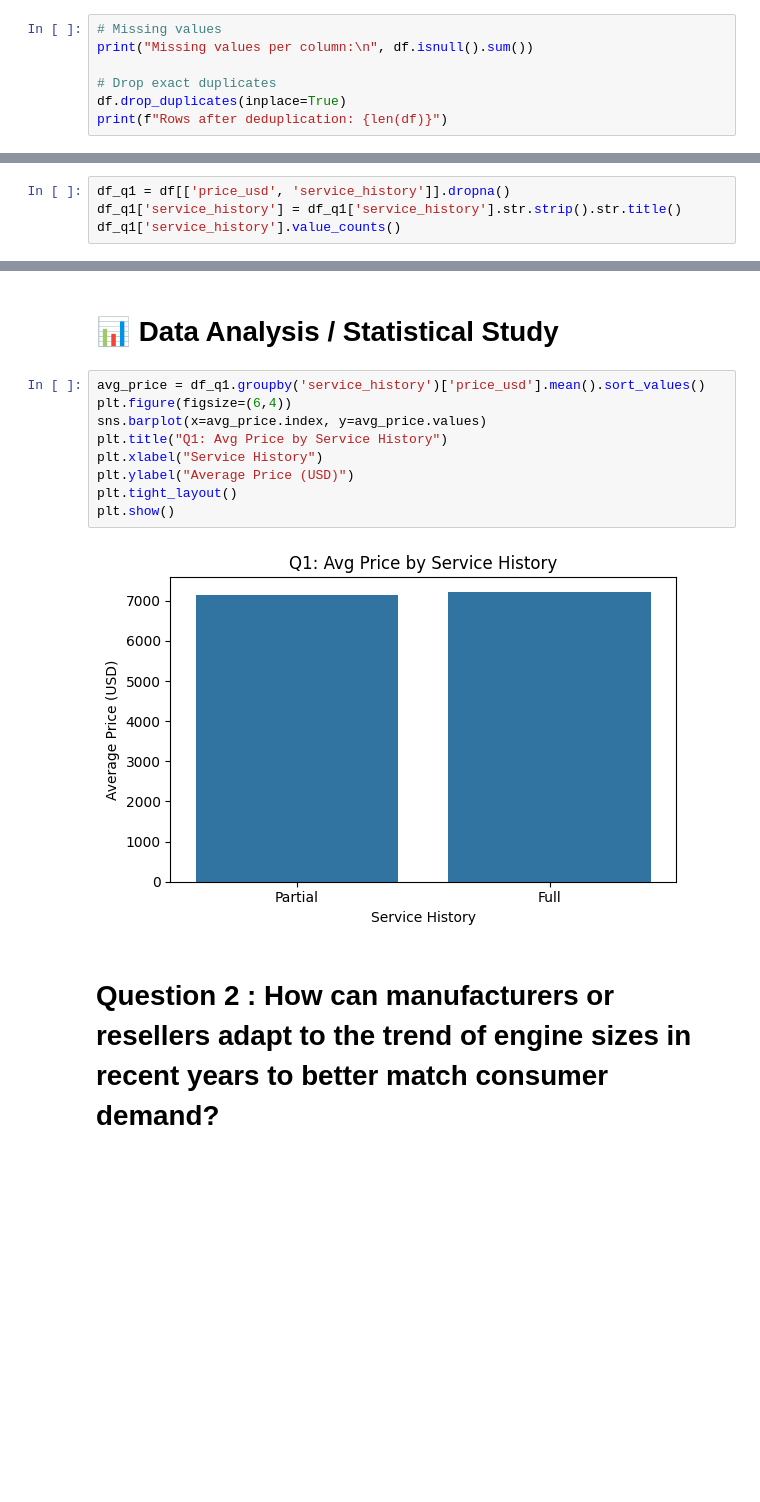
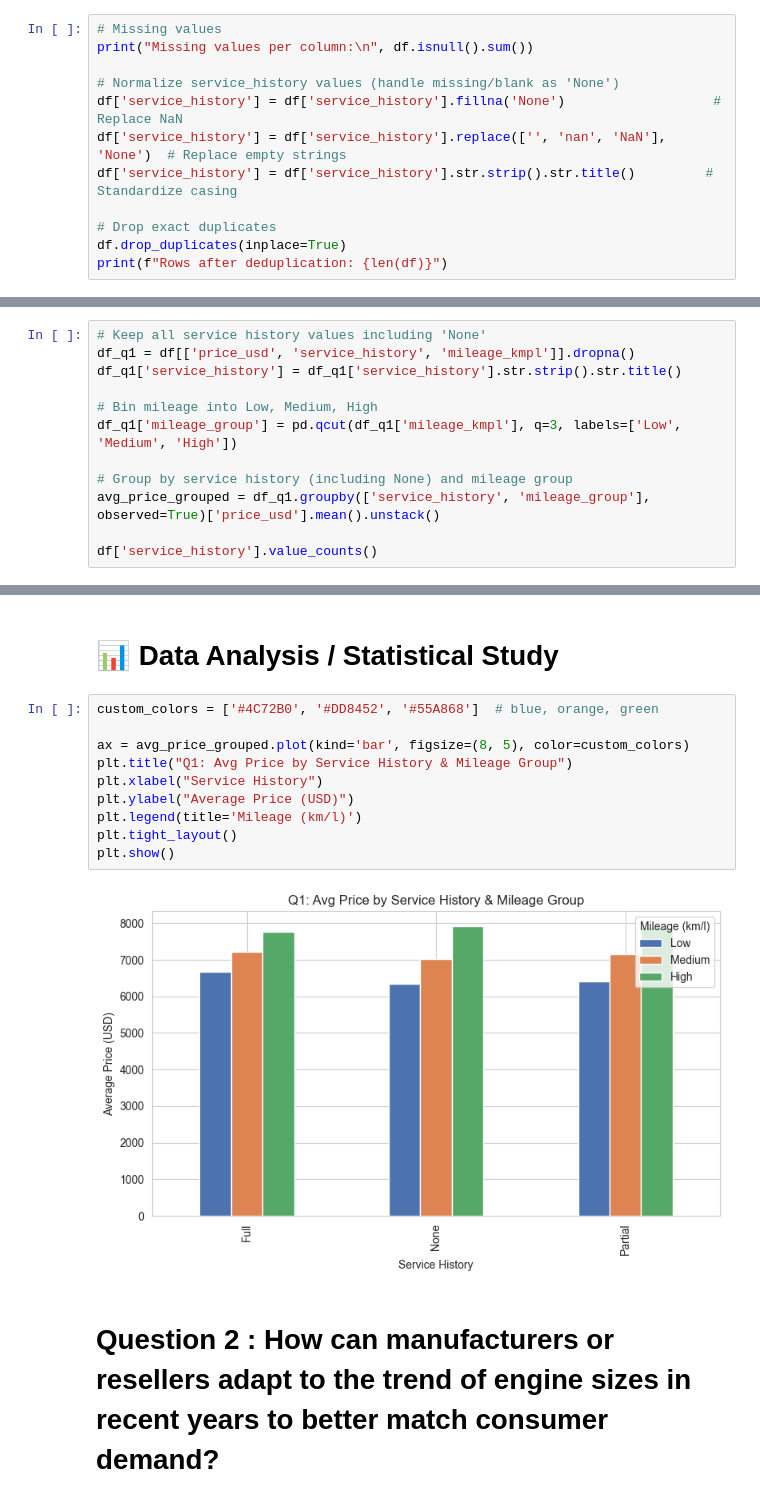
Before and after one commit to JiaJun0207/DataScienceFundsProject, a Jupyter notebook: CDS6214_Project_Code_G10I.ipynb, the cells around one changed output, grey strips where cells are left out. Drawn from its saved outputs; the diff is of its cells as text; blank space fills up the shorter version.

```diff
--- a/JH_Prototype_Final.ipynb
+++ b/CDS6214_Project_Code_G10I.ipynb
@@ -64,6 +64,11 @@ Inspect & Clean
 # Missing values
 print("Missing values per column:\n", df.isnull().sum())
 
+# Normalize service_history values (handle missing/blank as 'None')
+df['service_history'] = df['service_history'].fillna('None')                   # Replace NaN
+df['service_history'] = df['service_history'].replace(['', 'nan', 'NaN'], 'None')  # Replace empty strings
+df['service_history'] = df['service_history'].str.strip().str.title()         # Standardize casing
+
 # Drop exact duplicates
 df.drop_duplicates(inplace=True)
 print(f"Rows after deduplication: {len(df)}")
@@ -128,9 +133,17 @@ display(summary_stats)
 # %% [markdown]
 # 🔧 Data Pre-processing / Cleaning
 # %%
-df_q1 = df[['price_usd', 'service_history']].dropna()
+# Keep all service history values including 'None'
+df_q1 = df[['price_usd', 'service_history', 'mileage_kmpl']].dropna()
 df_q1['service_history'] = df_q1['service_history'].str.strip().str.title()
-df_q1['service_history'].value_counts()
+
+# Bin mileage into Low, Medium, High
+df_q1['mileage_group'] = pd.qcut(df_q1['mileage_kmpl'], q=3, labels=['Low', 'Medium', 'High'])
+
+# Group by service history (including None) and mileage group
+avg_price_grouped = df_q1.groupby(['service_history', 'mileage_group'], observed=True)['price_usd'].mean().unstack()
+
+df['service_history'].value_counts()
 # %% [output]
 service_history
 Full       4987
@@ -139,16 +153,17 @@ Name: count, dtype: int64
 # %% [markdown]
 # 📊 Data Analysis / Statistical Study
 # %%
-avg_price = df_q1.groupby('service_history')['price_usd'].mean().sort_values()
-plt.figure(figsize=(6,4))
-sns.barplot(x=avg_price.index, y=avg_price.values)
-plt.title("Q1: Avg Price by Service History")
+custom_colors = ['#4C72B0', '#DD8452', '#55A868']  # blue, orange, green
+
+ax = avg_price_grouped.plot(kind='bar', figsize=(8, 5), color=custom_colors)
+plt.title("Q1: Avg Price by Service History & Mileage Group")
 plt.xlabel("Service History")
 plt.ylabel("Average Price (USD)")
+plt.legend(title='Mileage (km/l)')
 plt.tight_layout()
 plt.show()
 # %% [output]
-[figure, old version]
+[figure, new version]
 # %% [markdown]
 # Question 2 : How can manufacturers or resellers adapt to the trend of engine sizes in recent years to better match consumer demand?
 # %% [markdown]
```
Also changed, not shown: parts of 7 cells of this notebook.
